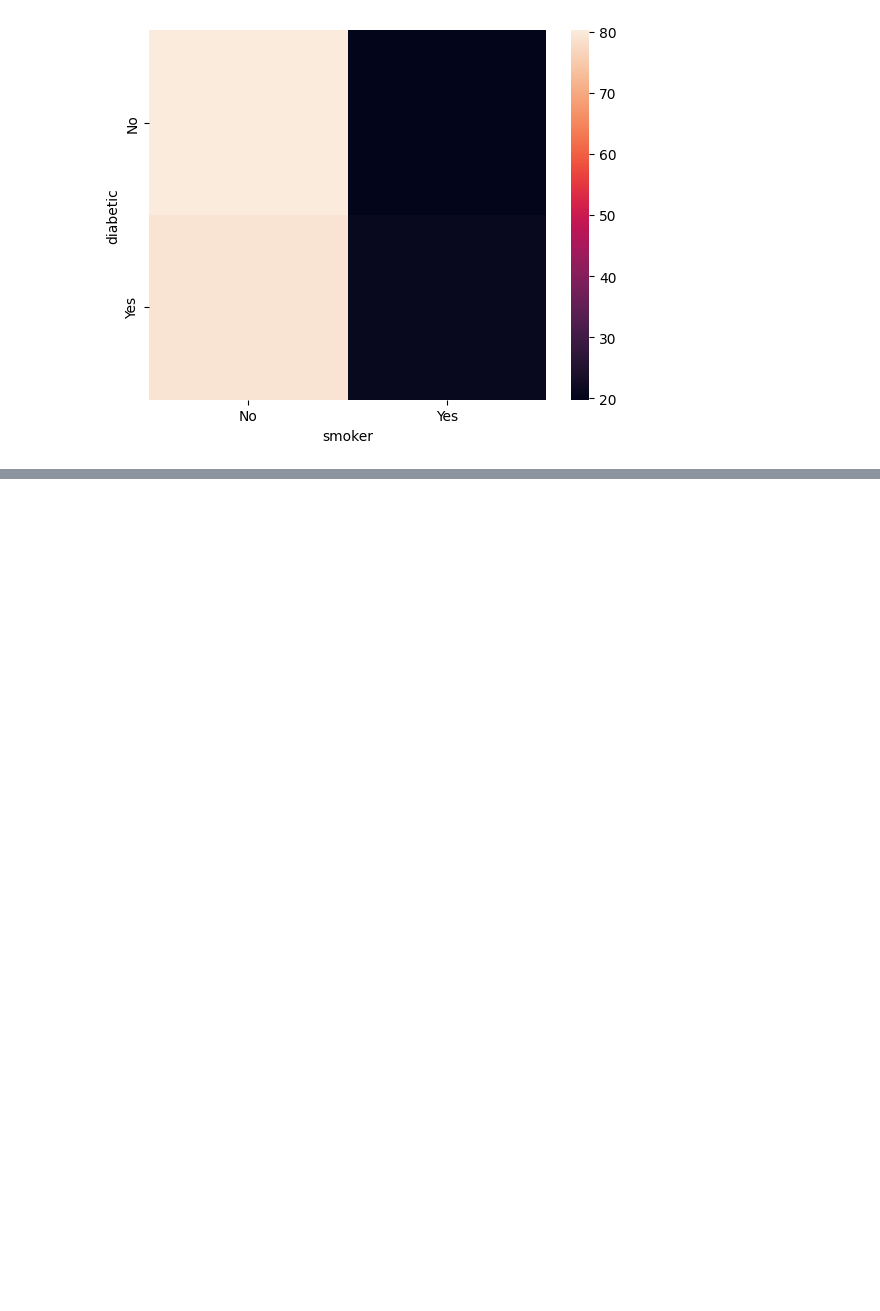
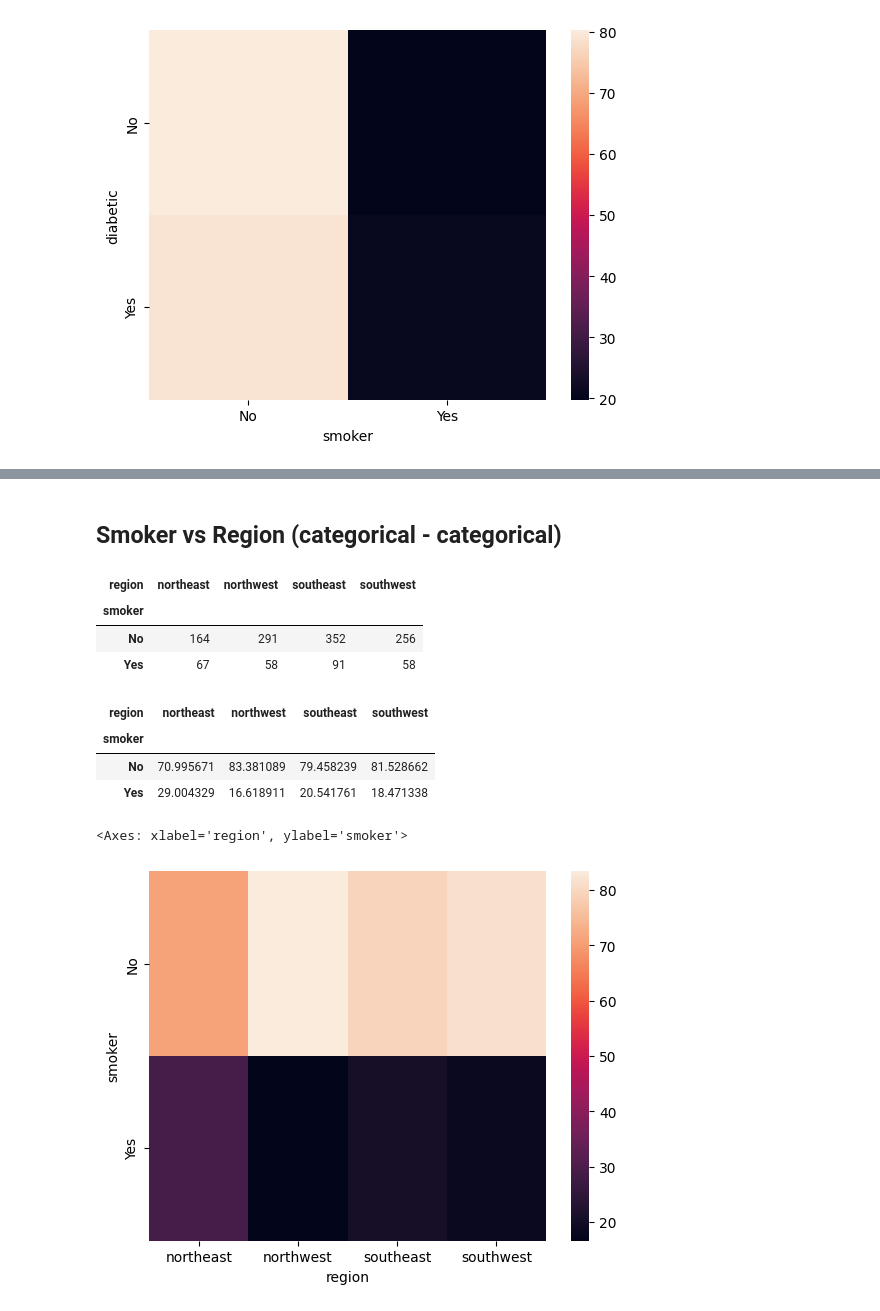
Before and after one commit to adilkamal2478/Adil_Pandas_Data_Preprocessing, a Jupyter notebook: Session_29_my_task_solution.ipynb, the cells around one changed output, grey strips where cells are left out. Saved outputs shown, nothing was run; the diff lists cells and outputs as text; code cells hidden in the pictures; blank space fills up the shorter version.

```diff
--- a/Session_29_my_task_solution.ipynb
+++ b/Session_29_my_task_solution.ipynb
@@ -620,0 +663,21 @@ sns.heatmap(pd.crosstab(df['diabetic'] , df['smoker'], normalize = 'index')*100)
+# %% [markdown]
+## Smoker vs Region (categorical - categorical)
+# %%
+pd.crosstab(df['smoker'] , df['region'])
+# %% [output]
+| region | northeast | northwest | southeast | southwest |
+| smoker |  |  |  |  |
+| No | 164 | 291 | 352 | 256 |
+| Yes | 67 | 58 | 91 | 58 |
+# %%
+pd.crosstab(df['smoker'] , df['region'] , normalize='columns')*100
+# %% [output]
+| region | northeast | northwest | southeast | southwest |
+| smoker |  |  |  |  |
+| No | 70.995671 | 83.381089 | 79.458239 | 81.528662 |
+| Yes | 29.004329 | 16.618911 | 20.541761 | 18.471338 |
+# %%
+sns.heatmap(pd.crosstab(df['smoker'] , df['region'] , normalize='columns')*100)
+# %% [output]
+<Axes: xlabel='region', ylabel='smoker'>
+[figure, added]
```
Also changed, not shown: parts of 60 cells of this notebook.
